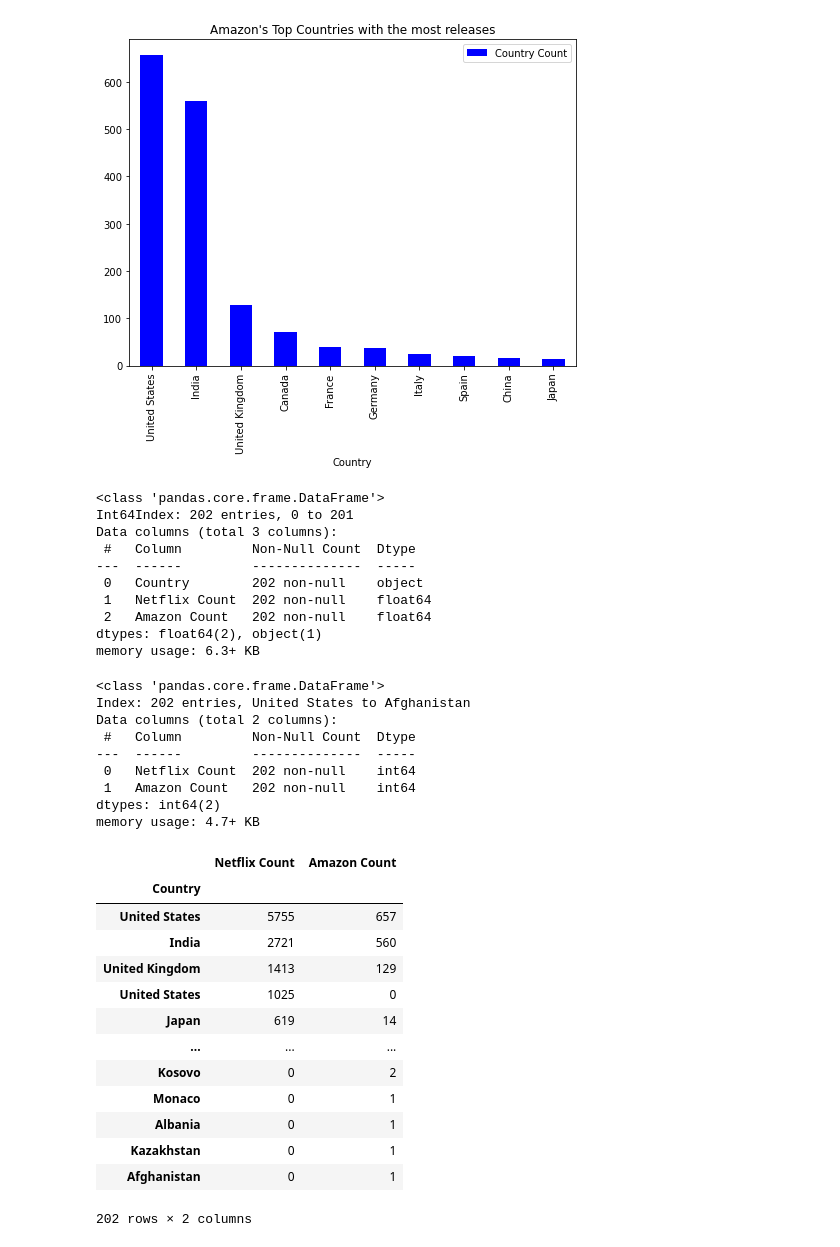
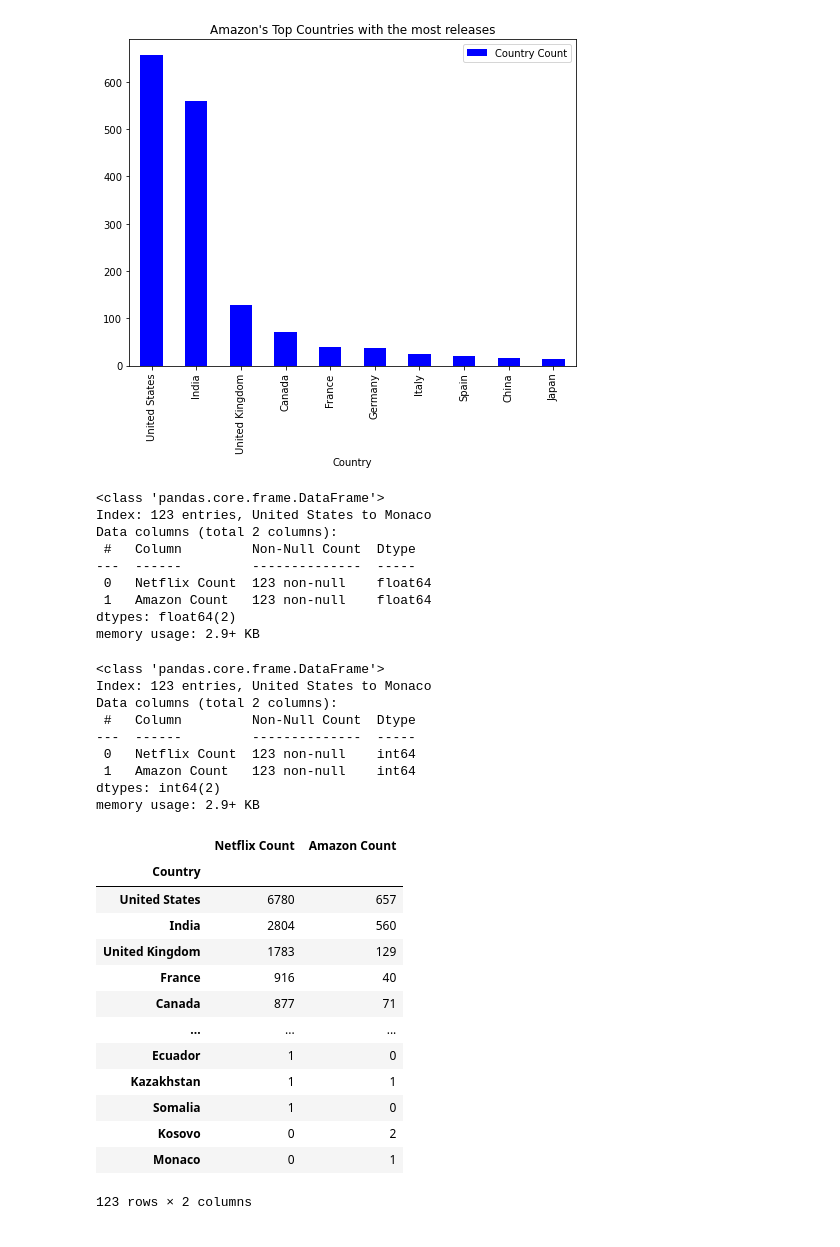
Before and after one commit to Tembspapi/Project-2_Amazon-Netflix, a Jupyter notebook: ETL-starter.ipynb, the cells around one changed output. Drawn from its saved outputs; the diff is of its cells as text; code cells hidden in the pictures.

```diff
--- a/ETL-starter.ipynb
+++ b/ETL-starter.ipynb
@@ -1016,7 +1016,7 @@ ncountry_df['Country'] = ncountry_df['Country'].replace({
     ' Lebanon': 'Lebanon',
     ' Chile': 'Chile',
     ' Russia': 'Russia',
-    ' Israel', 'Israel',
+    ' Israel': 'Israel',
     ' Finland': 'Finland',
     ' Egypt': 'Egypt',
     ' Iceland': 'Iceland',
@@ -1056,8 +1056,8 @@ ncountry_df['Country'] = ncountry_df['Country'].replace({
     ' Burkina Faso': 'Burkina Faso',
     ' Ethiopia': 'Ethiopia',
     ' Cuba': 'Cuba',
-    ' East Germany', 'Germany',
-    'East Germany', 'Germany',
+    ' East Germany': 'Germany',
+    'East Germany': 'Germany',
     ' Malawi': 'Malawi',
     ' Liechtenstein': 'Liechtenstein',
     ' Bangladesh': 'Bangladesh',
@@ -1072,7 +1072,7 @@ ncountry_df['Country'] = ncountry_df['Country'].replace({
     ' Sri Lanka': 'Sri Lanka',
     ' Slovakia': 'Slovakia',
     ' Palestine': 'Palestine',
-    ' Guatemala': 'Guatemala'
+    ' Guatemala': 'Guatemala',
     ' Kuwait': 'Kuwait',
     ' Ukraine': 'Ukraine',
     ' Armenia': 'Armenia',
@@ -1083,7 +1083,7 @@ ncountry_df['Country'] = ncountry_df['Country'].replace({
     ' Bermuda': 'Bermuda',
     ' Ecuador': 'Ecuador',
     ' Sudan': 'Sudan',
-    ' Nicaragua':'Nicaragua'
+    ' Nicaragua':'Nicaragua',
     ' Uganda': 'Uganda'
     })
     # there is a '' value
@@ -1102,3 +1102,10 @@ ncountry_df
 | 195 | Nicaragua | 1 |
 | 196 | Uganda | 1 |
 197 rows × 2 columns
+# %%
+# Combining same countries together, total country count, sort descending
+ncountry_df = ncountry_df.groupby(['Country']).sum().sort_values(
+        by = 'Country Count',
+        ascending = False
+        )
+ncountry_df
@@ -1333,48 +1369,47 @@ countries_df.rename(
 countries_df.info()
 # %% [output]
 <class 'pandas.core.frame.DataFrame'>
-Int64Index: 202 entries, 0 to 201
-Data columns (total 3 columns):
+Index: 123 entries, United States to Monaco
+Data columns (total 2 columns):
  #   Column         Non-Null Count  Dtype
 ---  ------         --------------  -----
- 0   Country        202 non-null    object
- 1   Netflix Count  202 non-null    float64
- 2   Amazon Count   202 non-null    float64
-dtypes: float64(2), object(1)
-memory usage: 6.3+ KB
+ 0   Netflix Count  123 non-null    float64
+ 1   Amazon Count   123 non-null    float64
+dtypes: float64(2)
+memory usage: 2.9+ KB
 # %%
 # Change dtype of count columns to integer
 countries_df = countries_df.astype({
     'Netflix Count': 'int64',
     'Amazon Count': 'int64'
-    }).set_index('Country')
+    })#.set_index('Country')
 
 countries_df.info()
 countries_df
 # %% [output]
 <class 'pandas.core.frame.DataFrame'>
-Index: 202 entries, United States to Afghanistan
+Index: 123 entries, United States to Monaco
 Data columns (total 2 columns):
  #   Column         Non-Null Count  Dtype
 ---  ------         --------------  -----
- 0   Netflix Count  202 non-null    int64
- 1   Amazon Count   202 non-null    int64
+ 0   Netflix Count  123 non-null    int64
+ 1   Amazon Count   123 non-null    int64
 dtypes: int64(2)
-memory usage: 4.7+ KB
+memory usage: 2.9+ KB
 |  | Netflix Count | Amazon Count |
 | Country |  |  |
-| United States | 5755 | 657 |
-| India | 2721 | 560 |
-| United Kingdom | 1413 | 129 |
-| United States | 1025 | 0 |
-| Japan | 619 | 14 |
+| United States | 6780 | 657 |
+| India | 2804 | 560 |
+| United Kingdom | 1783 | 129 |
+| France | 916 | 40 |
+| Canada | 877 | 71 |
 | ... | ... | ... |
+| Ecuador | 1 | 0 |
+| Kazakhstan | 1 | 1 |
+| Somalia | 1 | 0 |
 | Kosovo | 0 | 2 |
 | Monaco | 0 | 1 |
-| Albania | 0 | 1 |
-| Kazakhstan | 0 | 1 |
-| Afghanistan | 0 | 1 |
-202 rows × 2 columns
+123 rows × 2 columns
 # %%
 countries_df.head(10).plot(
     kind = 'bar',
```
Also changed, not shown: parts of 8 cells of this notebook, 1 other file.
